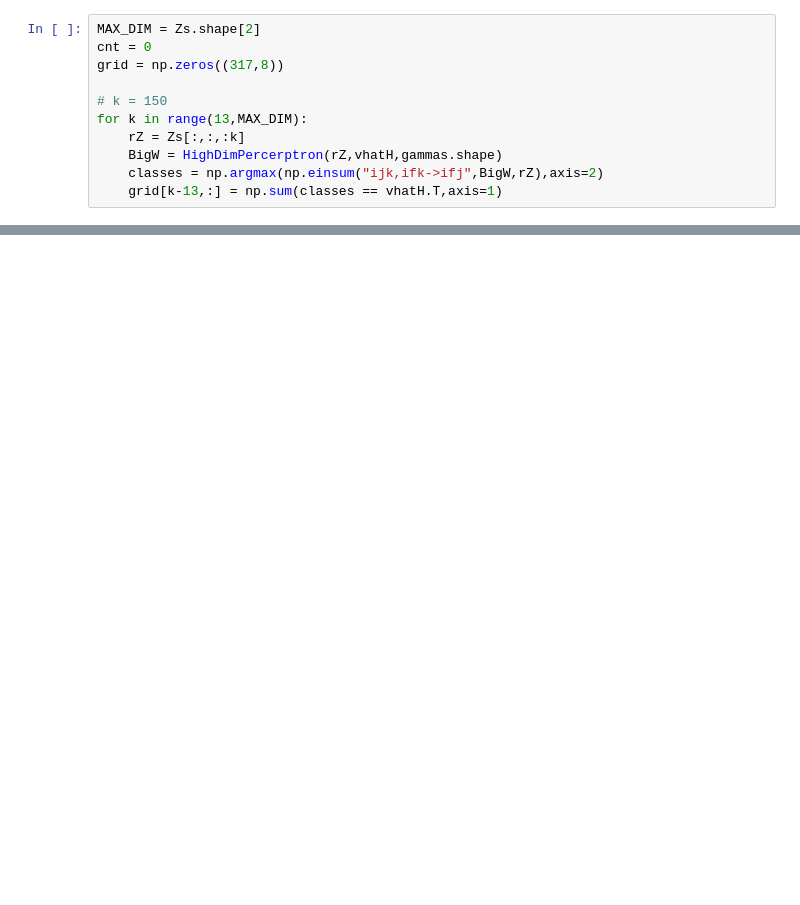
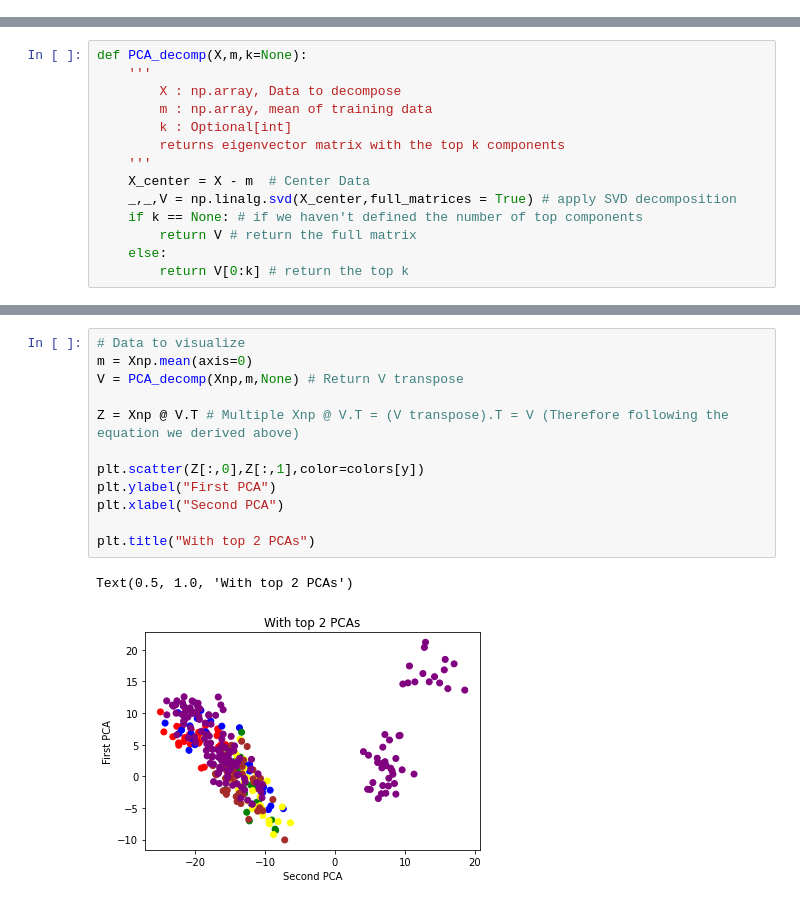
Before and after one commit to chris-dem/Mutli-Class-Perc, a Jupyter notebook: Coursework.ipynb, the cells around one changed output, grey strips where cells are left out. Cells and saved outputs as stored; diff of their text form; blank space fills up the shorter version.

```diff
--- a/Coursework.ipynb
+++ b/Coursework.ipynb
@@ -188,11 +0,0 @@ def HighDimPercerptron(Zs,vhatH,g_shape):
-# %%
-MAX_DIM = Zs.shape[2]
-cnt = 0
-grid = np.zeros((317,8))
-
-# k = 150
-for k in range(13,MAX_DIM):
-    rZ = Zs[:,:,:k]
-    BigW = HighDimPercerptron(rZ,vhatH,gammas.shape)
-    classes = np.argmax(np.einsum("ijk,ifk->ifj",BigW,rZ),axis=2)
-    grid[k-13,:] = np.sum(classes == vhatH.T,axis=1)
@@ -223,0 +48,14 @@ plt.show()
+# %%
+def PCA_decomp(X,m,k=None):
+    '''
+        X : np.array, Data to decompose
+        m : np.array, mean of training data
+        k : Optional[int]
+        returns eigenvector matrix with the top k components
+    '''
+    X_center = X - m  # Center Data
+    _,_,V = np.linalg.svd(X_center,full_matrices = True) # apply SVD decomposition
+    if k == None: # if we haven't defined the number of top components
+        return V # return the full matrix
+    else:
+        return V[0:k] # return the top k
@@ -223,0 +79,15 @@ plt.show()
+# %%
+# Data to visualize
+m = Xnp.mean(axis=0)
+V = PCA_decomp(Xnp,m,None) # Return V transpose
+
+Z = Xnp @ V.T # Multiple Xnp @ V.T = (V transpose).T = V (Therefore following the equation we derived above)
+
+plt.scatter(Z[:,0],Z[:,1],color=colors[y])
+plt.ylabel("First PCA")
+plt.xlabel("Second PCA")
+
+plt.title("With top 2 PCAs")
+# %% [output]
+Text(0.5, 1.0, 'With top 2 PCAs')
+[figure, added]
```
Also changed, not shown: parts of 50 cells of this notebook, 15 other files.
